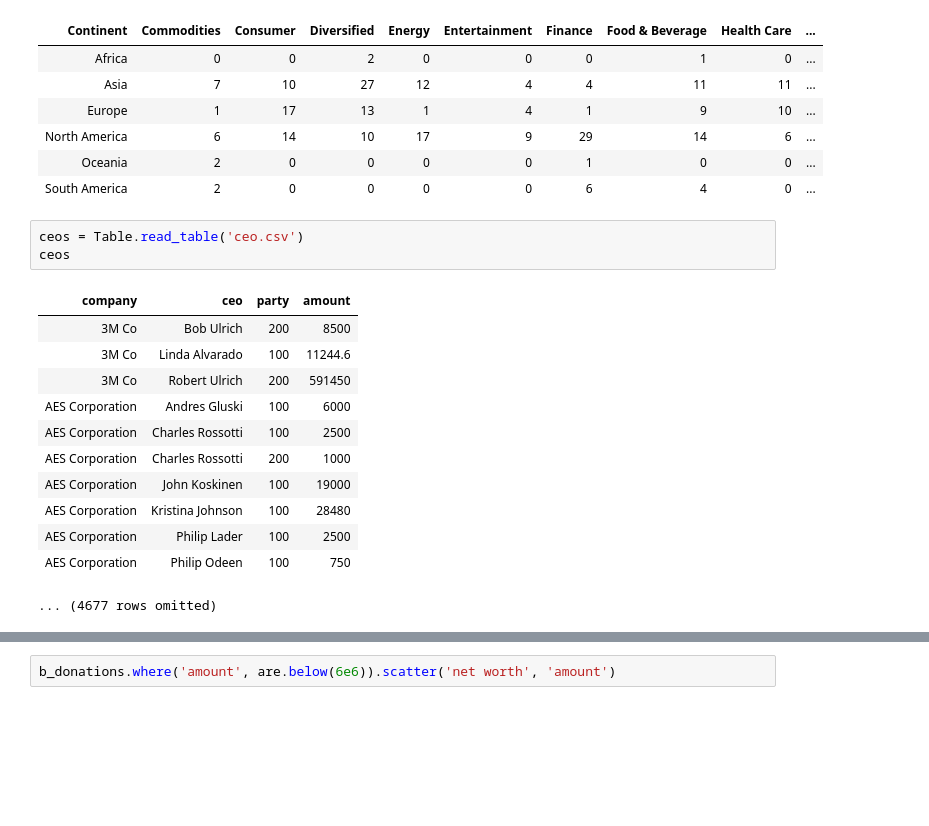
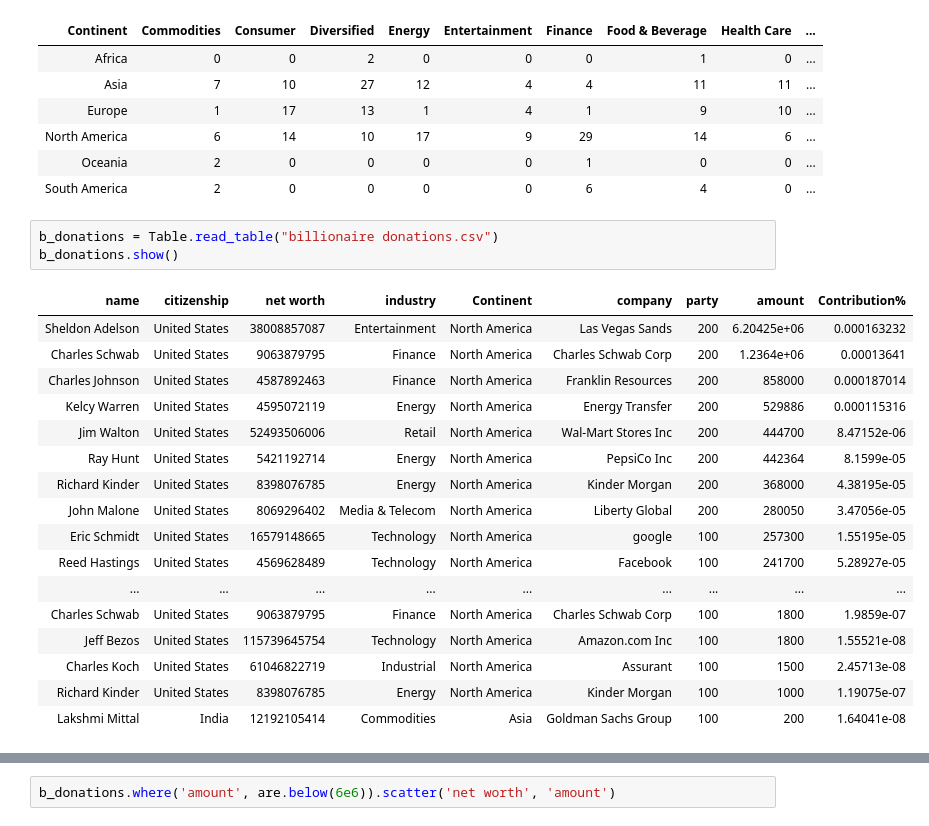
Before and after one commit to ipydatabook/PublicMaterial, a Jupyter notebook: Rectures/Ntbk6.ipynb, the cells around one changed output, grey strips where cells are left out. Cells and saved outputs as stored; diff of their text form; blank space fills up the shorter version.

```diff
--- a/Rectures/Ntbk6.ipynb
+++ b/Rectures/Ntbk6.ipynb
@@ -442,20 +414,25 @@ billionaires.pivot('industry', 'Continent')
 | North America | 6 | 14 | 10 | 17 | 9 | 29 | 14 | 6 | ... |
 | Oceania | 2 | 0 | 0 | 0 | 0 | 1 | 0 | 0 | ... |
 | South America | 2 | 0 | 0 | 0 | 0 | 6 | 4 | 0 | ... |
-# %%
-ceos = Table.read_table('ceo.csv')
-ceos
-# %% [output]
-| company | ceo | party | amount |
-| 3M Co | Bob Ulrich | 200 | 8500 |
-| 3M Co | Linda Alvarado | 100 | 11244.6 |
-| 3M Co | Robert Ulrich | 200 | 591450 |
-| AES Corporation | Andres Gluski | 100 | 6000 |
-| AES Corporation | Charles Rossotti | 100 | 2500 |
-| AES Corporation | Charles Rossotti | 200 | 1000 |
-| AES Corporation | John Koskinen | 100 | 19000 |
-| AES Corporation | Kristina Johnson | 100 | 28480 |
-| AES Corporation | Philip Lader | 100 | 2500 |
-| AES Corporation | Philip Odeen | 100 | 750 |
-... (4677 rows omitted)
+# %%
+b_donations = Table.read_table("billionaire donations.csv")
+b_donations.show()
+# %% [output]
+| name | citizenship | net worth | industry | Continent | company | party | amount | Contribution% |
+| Sheldon Adelson | United States | 38008857087 | Entertainment | North America | Las Vegas Sands | 200 | 6.20425e+06 | 0.000163232 |
+| Charles Schwab | United States | 9063879795 | Finance | North America | Charles Schwab Corp | 200 | 1.2364e+06 | 0.00013641 |
+| Charles Johnson | United States | 4587892463 | Finance | North America | Franklin Resources | 200 | 858000 | 0.000187014 |
+| Kelcy Warren | United States | 4595072119 | Energy | North America | Energy Transfer | 200 | 529886 | 0.000115316 |
+| Jim Walton | United States | 52493506006 | Retail | North America | Wal-Mart Stores Inc | 200 | 444700 | 8.47152e-06 |
+| Ray Hunt | United States | 5421192714 | Energy | North America | PepsiCo Inc | 200 | 442364 | 8.1599e-05 |
+| Richard Kinder | United States | 8398076785 | Energy | North America | Kinder Morgan | 200 | 368000 | 4.38195e-05 |
+| John Malone | United States | 8069296402 | Media & Telecom | North America | Liberty Global | 200 | 280050 | 3.47056e-05 |
+| Eric Schmidt | United States | 16579148665 | Technology | North America | google | 100 | 257300 | 1.55195e-05 |
+| Reed Hastings | United States | 4569628489 | Technology | North America | Facebook | 100 | 241700 | 5.28927e-05 |
+| ... | ... | ... | ... | ... | ... | ... | ... | ... |
+| Charles Schwab | United States | 9063879795 | Finance | North America | Charles Schwab Corp | 100 | 1800 | 1.9859e-07 |
+| Jeff Bezos | United States | 115739645754 | Technology | North America | Amazon.com Inc | 100 | 1800 | 1.55521e-08 |
+| Charles Koch | United States | 61046822719 | Industrial | North America | Assurant | 100 | 1500 | 2.45713e-08 |
+| Richard Kinder | United States | 8398076785 | Energy | North America | Kinder Morgan | 100 | 1000 | 1.19075e-07 |
+| Lakshmi Mittal | India | 12192105414 | Commodities | Asia | Goldman Sachs Group | 100 | 200 | 1.64041e-08 |
 # %%
```
Also changed, not shown: parts of 10 cells of this notebook, 2 other files.
